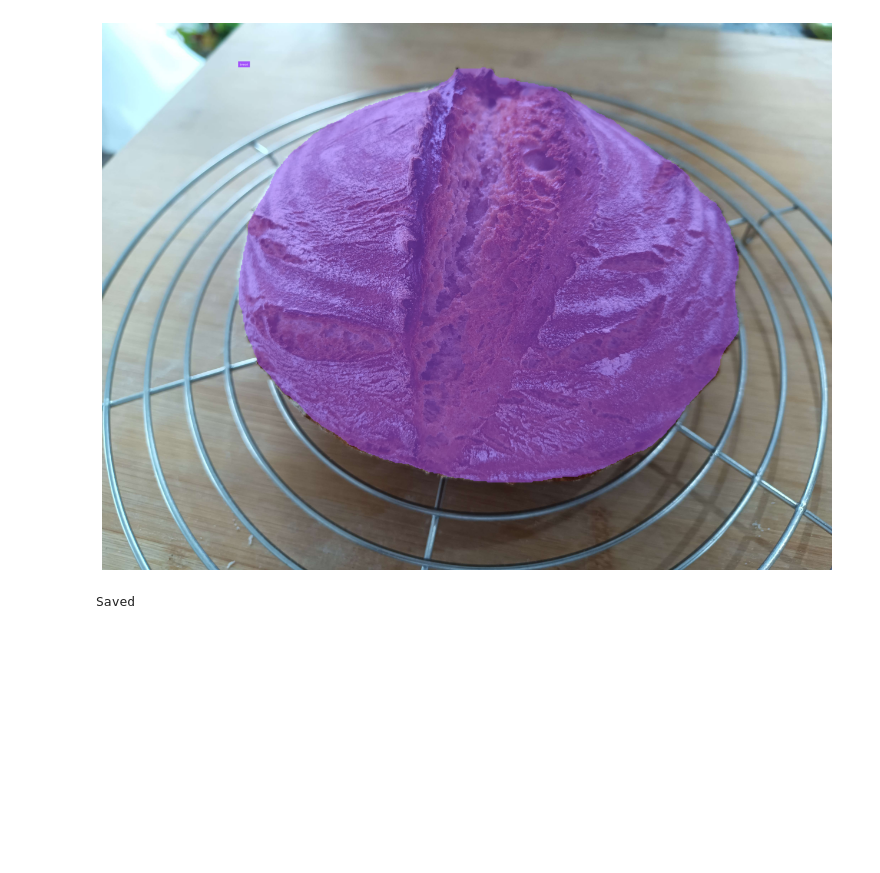
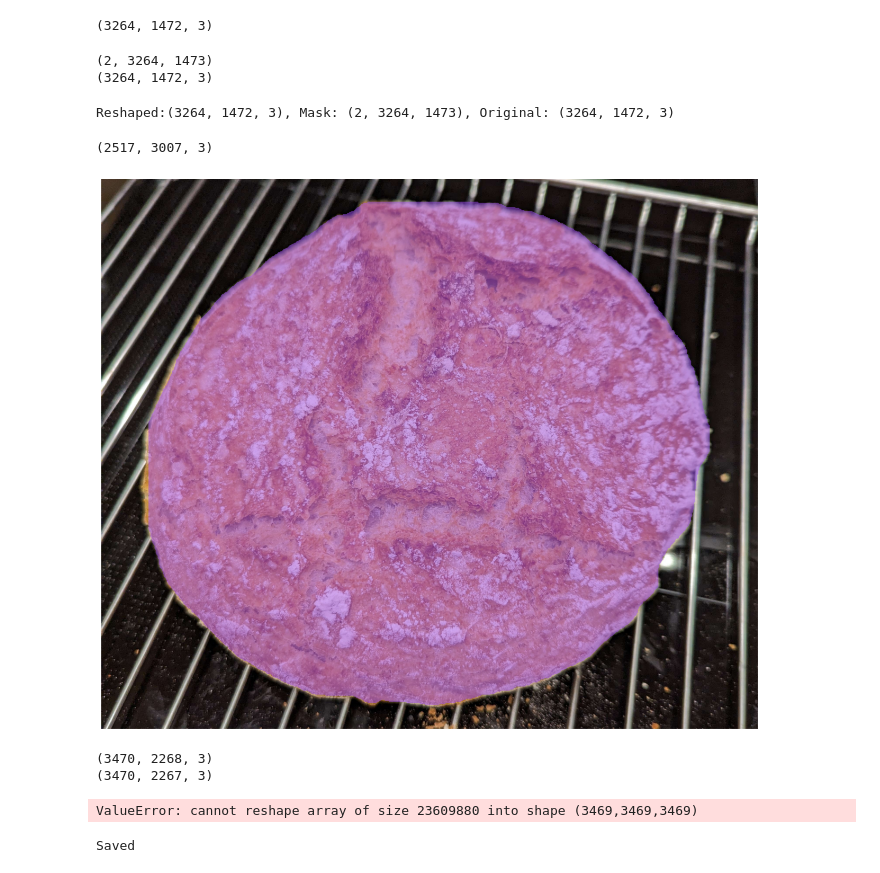
Before and after one commit to TaruDesigns/breadbot, a Jupyter notebook: SegmentationAndDrawing.ipynb, the cells around one changed output. Drawn from its saved outputs; the diff is of its cells as text; code cells hidden in the pictures; blank space fills up the shorter version.

Commit message:
Fixed image shape bug

```diff
--- a/SegmentationAndDrawing.ipynb
+++ b/SegmentationAndDrawing.ipynb
@@ -7,7 +7,9 @@ import os
 from dotenv import load_dotenv
 load_dotenv()
 
-input_img = "testdata/isometric/IMG_20240316_100329_589.jpg"
+#input_img = "downloads/IMG_20240316_100346_782.jpg"
+
+input_img = "downloads/rn_image_picker_lib_temp_0456fc88-11b7-4d96-885b-2646706d1a34.png"
 
 
 CLIENT = InferenceHTTPClient(
@@ -48,7 +50,7 @@ for pred in result["predictions"]:
 output_img = "testdata/results/roboflowresult.jpg"
 cv2.imwrite(output_img, img)
 # %%
-jsonresults = "testsbreadcompute/data.json"
+jsonresults = "testsbreadcompute/dataBUNS.json"
 
 with open(jsonresults, "w", encoding="utf-8") as f:
     json.dump(result, f, ensure_ascii=False, indent=4)
@@ -65,16 +67,75 @@ label_annotator = sv.LabelAnnotator()
 mask_annotator = sv.MaskAnnotator()
 
 image = cv2.imread(input_img)
+print(image.shape)
+# %% [output]
+(3264, 1472, 3)
+# %%
+import numpy as np
+print(detections.mask.shape)
+print(image.shape)
+
+def reshape_image_for_masking(image, mask):
+    # Detections mask shape is (1, x, y)
+    # Image shape (BGR) is (x, y, 3)
+    x_img, y_img = image.shape[0], image.shape[1]
+    x_mask, y_mask = mask.shape[1], mask.shape[2]
+    reshaped_image = image # Init reshaped image as same dimension
+    if x_img > x_mask and y_img > y_mask:
+        # Original image is bigger so we just slice it
+        return reshaped_image[:mask.shape[1], :mask.shape[2], :]
+    else:
+        if x_img > x_mask:
+            # Slice the X dimension
+            reshaped_image = reshaped_image[:mask.shape[1], :, :]
+        elif x_img < x_mask:
+            # Pad the X dimensions
+            reshaped_image = np.pad(reshaped_image, ((0, x_mask - x_img), (0, 0), (0, 0)), mode='constant')
+        if y_img > y_mask:
+            # Slice the Y dimension
+            reshaped_image[:, :mask.shape[2], :]
+        elif y_img < y_mask:
+            # Pad the Y dimension
+            reshaped_image = np.pad(reshaped_image, ((0, 0), (0, y_mask - y_img), (0, 0)), mode='constant')
+# %% [output]
+(2, 3264, 1473)
+(3264, 1472, 3)
+# %%
+import numpy as np
+
+
+reshaped_image = reshape_image_for_masking(image=image, mask=detections.mask)
+print(f"Reshaped:{reshaped_image.shape}, Mask: {detections.mask.shape}, Original: {image.shape}")
+# %% [output]
+Reshaped:(3264, 1472, 3), Mask: (2, 3264, 1473), Original: (3264, 1472, 3)
+# %%
+reshaped_image = reshape_image_for_masking2(image=image, mask=detections.mask)
+annotated_image = mask_annotator.annotate(
+    scene=reshaped_image, detections=detections)
+
+print(annotated_image.shape)
+
+sv.plot_image(image=annotated_image, size=(16, 16))
+# %% [output]
+(2517, 3007, 3)
+[figure, added]
 # %%
-annotated_image = mask_annotator.annotate(
-    scene=image, detections=detections)
-
+annotated_image = annotated_image[:, :annotated_image.shape[1]-1, :]
 annotated_image = label_annotator.annotate(
     scene=annotated_image, detections=detections, labels=labels)
 
 sv.plot_image(image=annotated_image, size=(16, 16))
-# %% [output]
-[figure, removed]
+# %%
+print(image.shape)
+new_img = image[:, :image.shape[1]-1, :]
+print(new_img.shape)
+# %% [output]
+(3470, 2268, 3)
+(3470, 2267, 3)
+# %%
+image.flatten().reshape((image.shape[0]-1, image.shape[0]-1, image.shape[0]-1))
+# %% [output]
+ValueError: cannot reshape array of size 23609880 into shape (3469,3469,3469)
 # %%
 cv2.imwrite("testdata/results/svresult.png", annotated_image)
 print("Saved")
```
Also changed, not shown: 1 other file.
